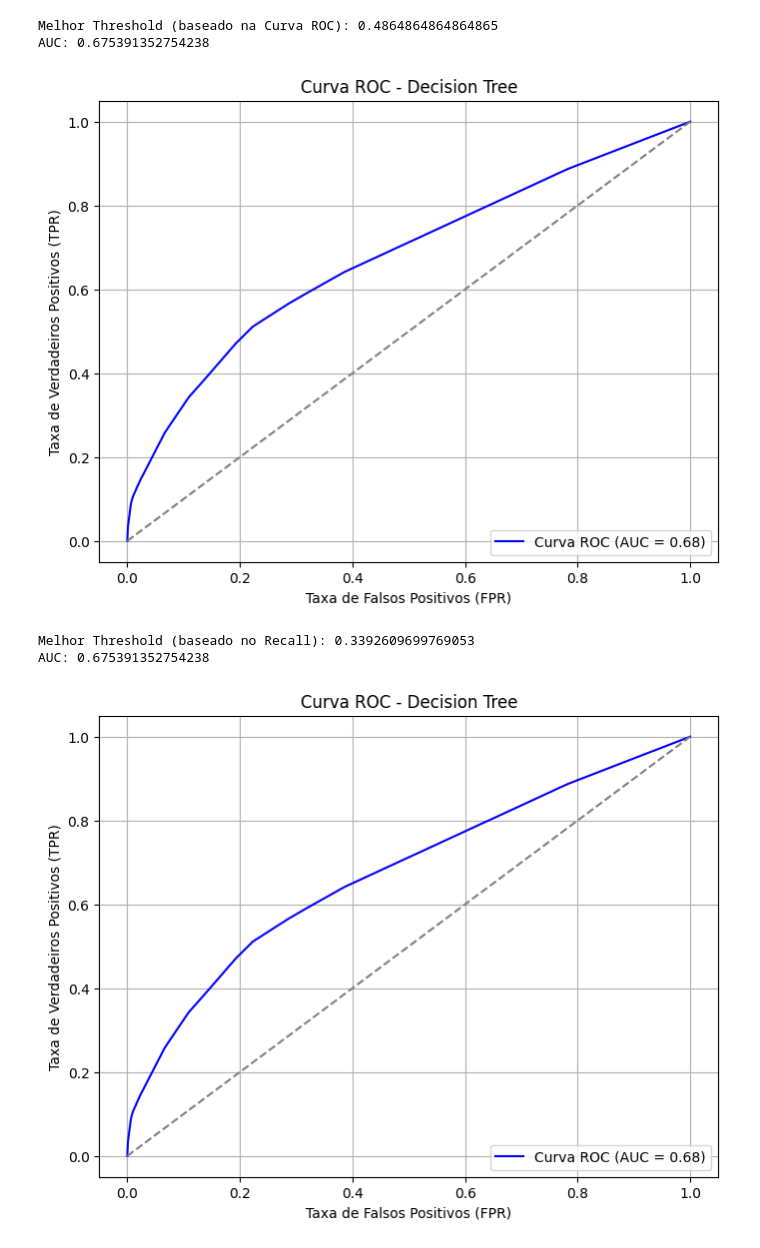
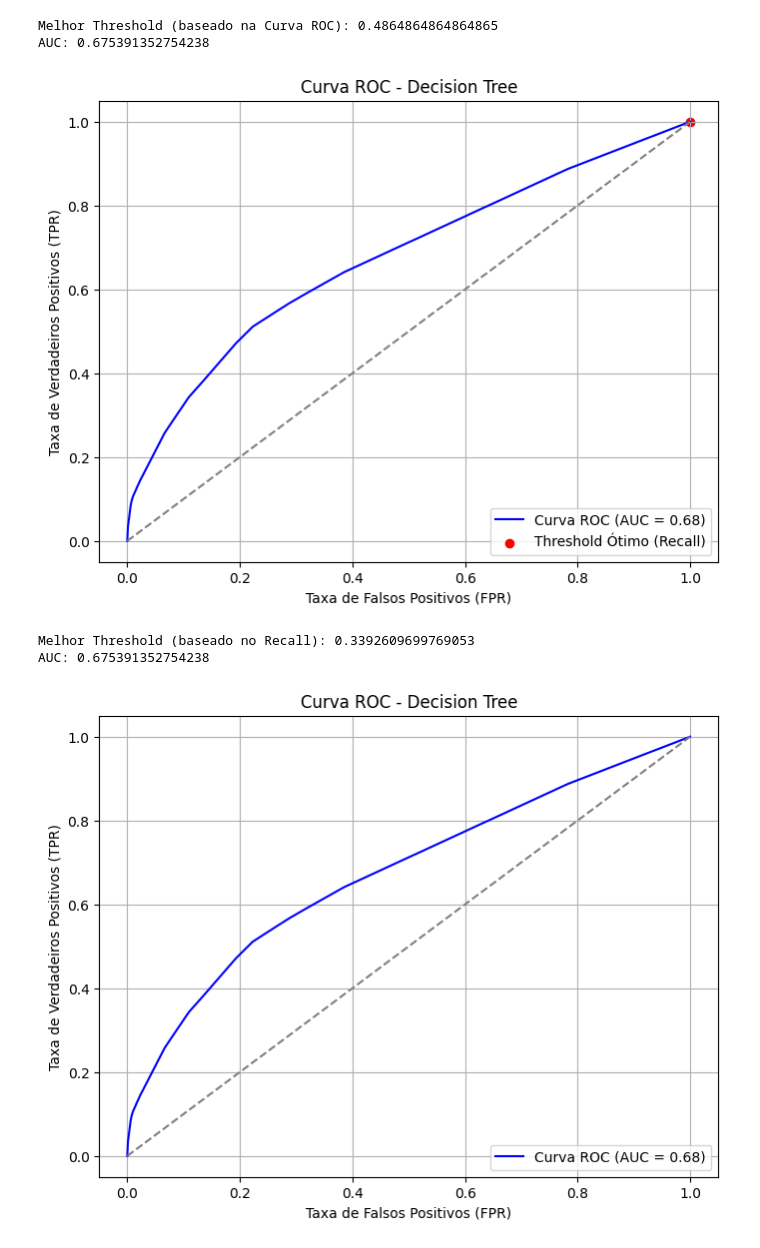
Before and after one commit to AzuraLV/Colabs, a Jupyter notebook: experimentos_parto_prematuro/exp_1_under_1.1.ipynb, the cells around one changed output. Drawn from its saved outputs; the diff is of its cells as text; code cells hidden in the pictures.

```diff
--- a/experimentos_parto_prematuro/exp_1_under_1.1.ipynb
+++ b/experimentos_parto_prematuro/exp_1_under_1.1.ipynb
@@ -142,32 +142,33 @@ AUC: 0.675391352754238
 # %%
 # SENSIBILIDADE
 
 from sklearn.metrics import roc_curve, auc
 import numpy as np
 import matplotlib.pyplot as plt
 
 y_pred_proba_dt = best_dt_model.predict_proba(X_test)[:, 1]
 
 fpr, tpr, roc_thresholds = roc_curve(y_test, y_pred_proba_dt)
 roc_auc = auc(fpr, tpr)
 
+optimal_idx_recall = np.argmax(tpr)
+optimal_threshold_recall = roc_thresholds[optimal_idx_recall]
+
 plt.figure(figsize=(8, 6))
 plt.plot(fpr, tpr, color='blue', label='Curva ROC (AUC = %0.2f)' % roc_auc)
 plt.plot([0, 1], [0, 1], color='gray', linestyle='--')
+plt.scatter(fpr[optimal_idx_recall], tpr[optimal_idx_recall], color='red', label='Threshold Ótimo (Recall)')
 plt.xlabel('Taxa de Falsos Positivos (FPR)')
 plt.ylabel('Taxa de Verdadeiros Positivos (TPR)')
 plt.title('Curva ROC - Decision Tree')
 plt.legend(loc='lower right')
 plt.grid()
 plt.show()
 
-optimal_idx_recall = np.argmax(tpr)
-optimal_threshold_recall = roc_thresholds[optimal_idx_recall]
-
 print("Melhor Threshold (baseado no Recall):", optimal_threshold_recall)
 print("AUC:", roc_auc)
 # %% [output]
-[figure, old version]
+[figure, new version]
 Melhor Threshold (baseado no Recall): 0.3392609699769053
 AUC: 0.675391352754238
 # %%
```
Also changed, not shown: parts of 10 cells of this notebook, 1 other file.
